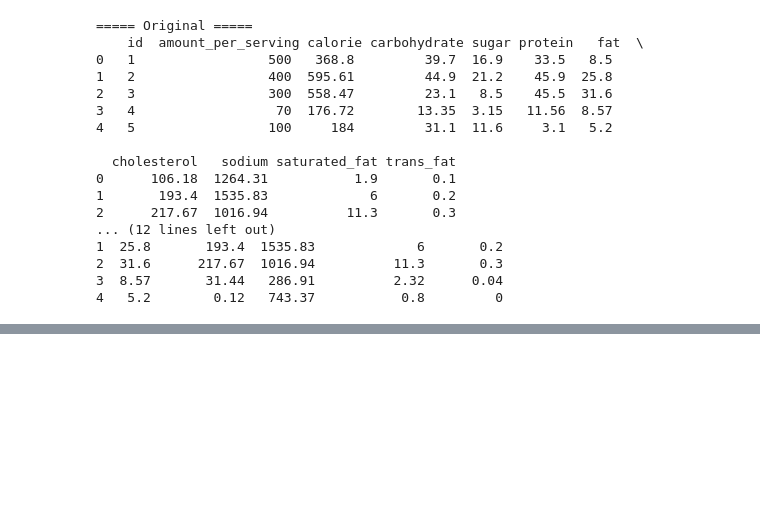
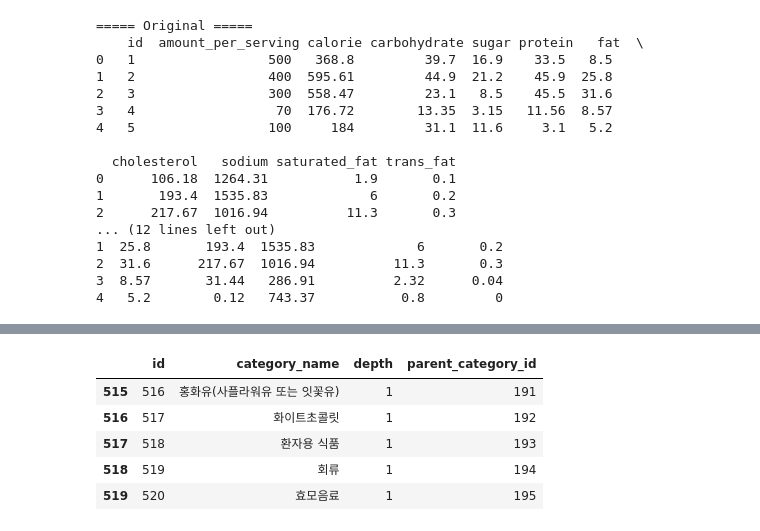
Before and after one commit to DiningCoach-Team/DiningCoach-backend, a Jupyter notebook: diningcoach/data_input/preprocess_csv.ipynb, the cells around one changed output, grey strips where cells are left out. Saved outputs shown, nothing was run; the diff lists cells and outputs as text; code cells hidden in the pictures; blank space fills up the shorter version.

```diff
--- a/diningcoach/data_input/preprocess_csv.ipynb
+++ b/diningcoach/data_input/preprocess_csv.ipynb
@@ -219,0 +286,10 @@ preprocess_nutrition('cooked_nutrition.csv')
+# %%
+food_category = pd.concat([category_main_df, category_sub_df], ignore_index=True)
+food_category.tail()
+# %% [output]
+|  | id | category_name | depth | parent_category_id |
+| 515 | 516 | 홍화유(사플라워유 또는 잇꽃유) | 1 | 191 |
+| 516 | 517 | 화이트초콜릿 | 1 | 192 |
+| 517 | 518 | 환자용 식품 | 1 | 193 |
+| 518 | 519 | 회류 | 1 | 194 |
+| 519 | 520 | 효모음료 | 1 | 195 |
```
Also changed, not shown: parts of 8 cells of this notebook, 1 other file.
